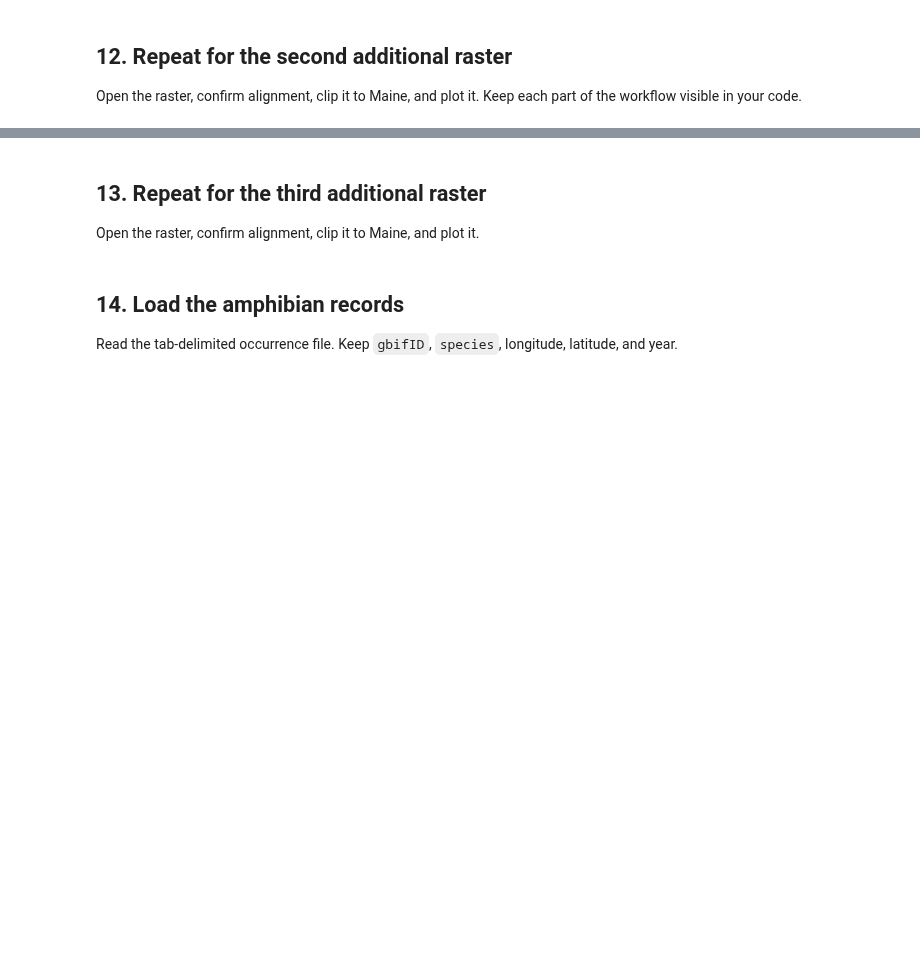
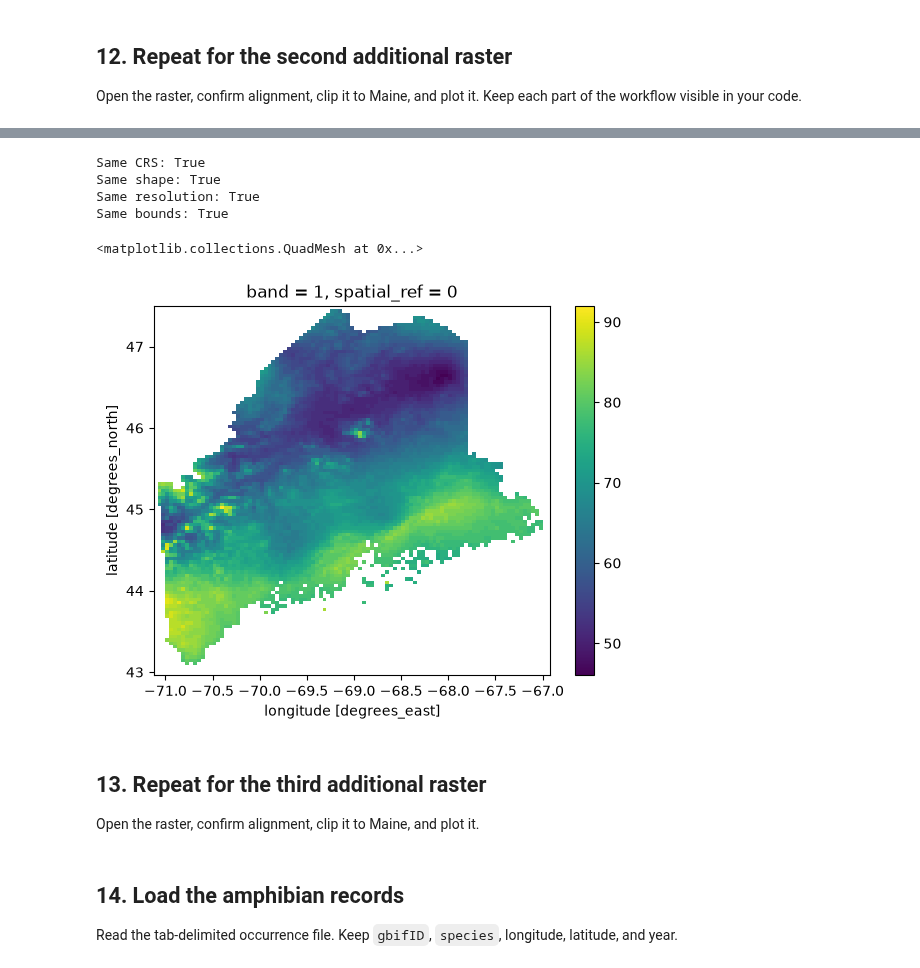
Before and after one commit to Braeclin/BIO597-SpatialBiodiversity, a Jupyter notebook: docs/assignments/Assignment-05-RasterData.ipynb, the cells around one changed output, grey strips where cells are left out. Saved outputs shown, nothing was run; the diff lists cells and outputs as text; code cells hidden in the pictures; blank space fills up the shorter version.

```diff
--- a/docs/assignments/Assignment-05-RasterData.ipynb
+++ b/docs/assignments/Assignment-05-RasterData.ipynb
@@ -139,3 +307,14 @@ Use the same clipping settings as BIO1. Plot the Maine result with an appropriat
 Open the raster, confirm alignment, clip it to Maine, and plot it. Keep each part of the workflow visible in your code.
 # %%
 # Complete the workflow for the second additional raster.
+# Open your first additional raster.
+bioclim_path = Path("C:/Users/Braec/Desktop/BIO597-SpatialBiodiversity/bioclim")
+bio14_path = bioclim_path / "wc2.1_2.5m_bio_14.tif"
+
+bio14 = rxr.open_rasterio(
+    bioclim_path / "wc2.1_2.5m_bio_14.tif",
+    masked=True,
+)
+
+bio14
+# Inspect its metadata.
@@ -142,3 +337,28 @@ Open the raster, confirm alignment, clip it to Maine, and plot it. Keep each par
+# %%
+# Compare the first additional raster with bio1.
+print("Same CRS:", bio1.rio.crs == bio14.rio.crs)
+print("Same shape:", bio1.shape == bio14.shape)
+print("Same resolution:", bio1.rio.resolution() == bio14.rio.resolution())
+print("Same bounds:", bio1.rio.bounds() == bio14.rio.bounds())
+# %% [output]
+Same CRS: True
+Same shape: True
+Same resolution: True
+Same bounds: True
+# %%
+# Clip, squeeze, and plot the first additional raster.
+bio14_maine = bio14.rio.clip(
+    maine_boundary.geometry,
+    maine_boundary.crs,
+    drop=True,
+    from_disk=True,
+)
+
+bio14_maine = bio14_maine.squeeze()
+bio14_maine.plot(cmap="viridis")
+# %% [output]
+<matplotlib.collections.QuadMesh at 0x...>
+[figure, added]
 # %% [markdown]
 ## 13. Repeat for the third additional raster
 
```
Also changed, not shown: parts of 15 cells of this notebook.
